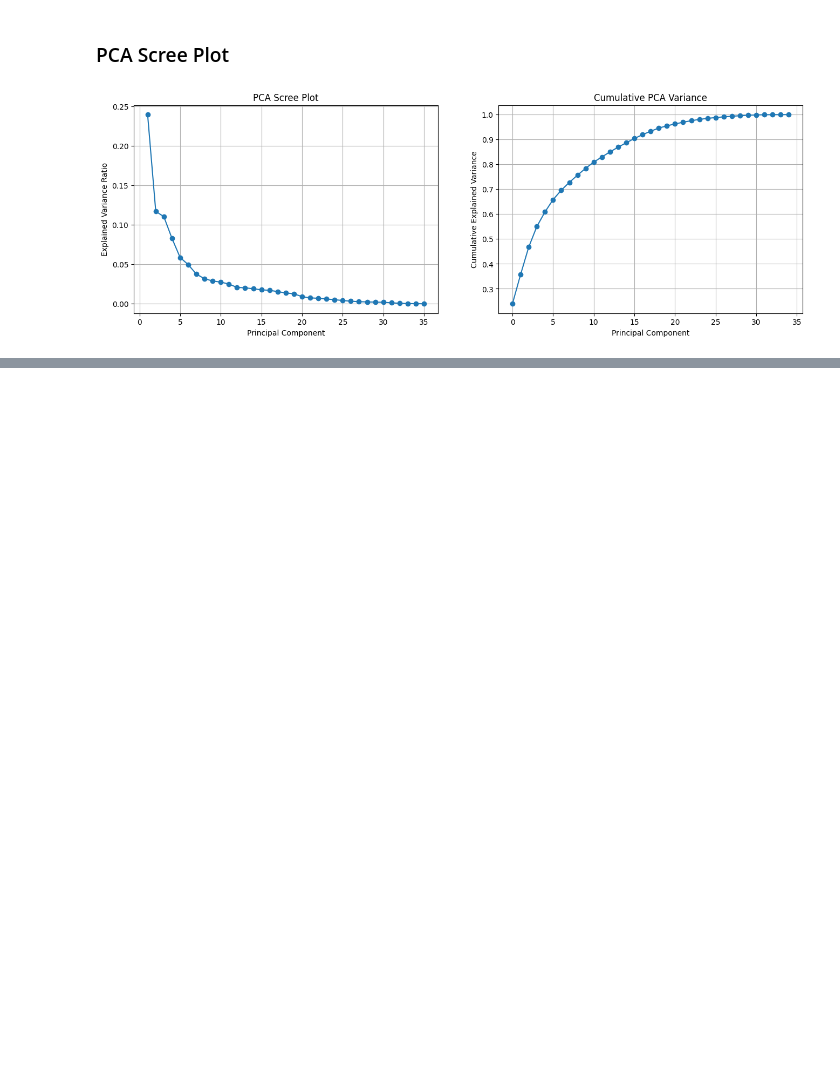
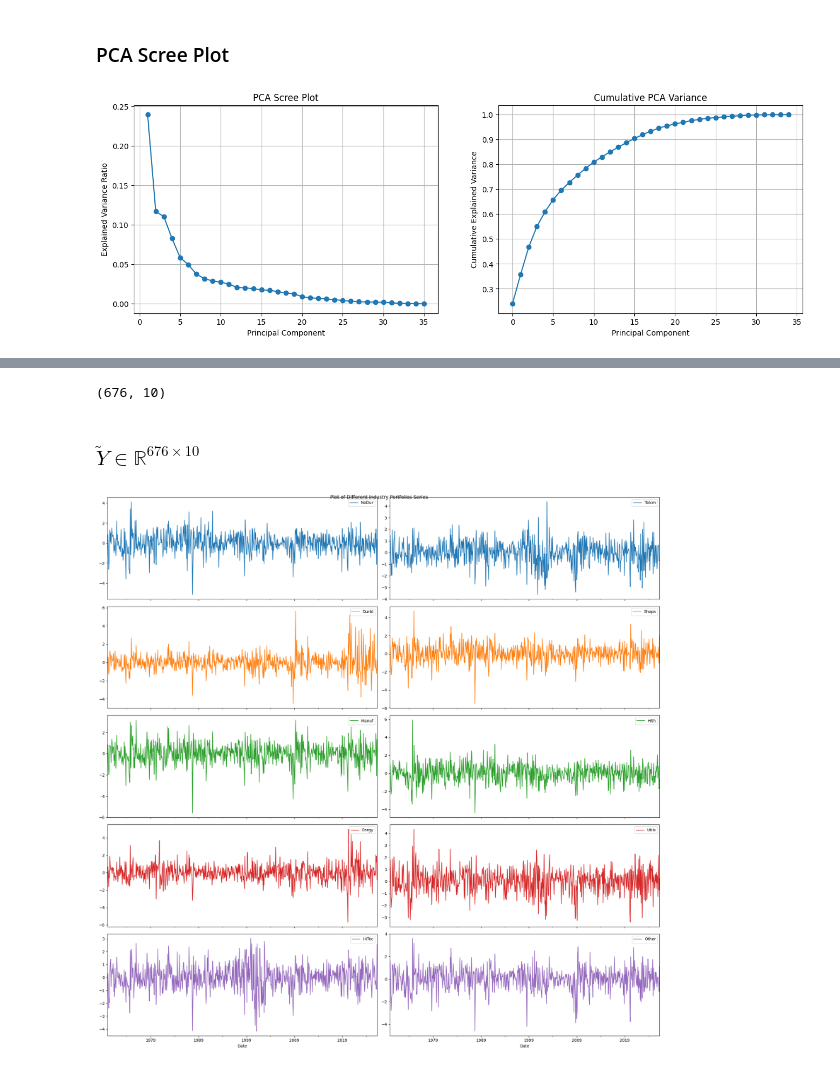
Before and after one commit to adamfowliee/JDKF_Starter, a Jupyter notebook: dissertation_brief/brief_phase1.ipynb, the cells around one changed output, grey strips where cells are left out. Saved outputs shown, nothing was run; the diff lists cells and outputs as text; code cells hidden in the pictures; blank space fills up the shorter version.

Commit message:
Price data + Phase 2 start

```diff
--- a/gather_data/data_cleaning.ipynb
+++ b/dissertation_brief/brief_phase1.ipynb
@@ -388,0 +382,6 @@ plt.show()
+# %%
+price_data = pd.read_csv("./datasets/10_Industry_Portfolios.csv")
+price_data.set_index("Date", inplace=True)
+price_data.index = pd.to_datetime(price_data.index.astype(str), format="%Y%m")
+price_data = price_data.loc["1970-01-01":"2026-04-01"]
+price_data.info()
@@ -388,0 +445,37 @@ plt.show()
+# %%
+price_standardised = (price_data - price_data.mean()) / price_data.std()
+
+dates = price_standardised.index
+index_names = price_standardised.columns
+
+Y = price_standardised.to_numpy()
+Y.shape
+# %% [output]
+(676, 10)
+# %% [markdown]
+### $\tilde Y \in \mathbb{R}^{676 \times 10}$
+# %%
+# 17 rows of plots, 2 columns side-by-side
+num_rows = 5
+fig, axes = plt.subplots(num_rows, 2, figsize=(20, 20), sharex=True)
+
+fig.suptitle("Plot of Different Industry Portfolios Series")
+
+# Flatten the axes array into 1D arrays for each column
+col1_axes = axes[:, 0]
+col2_axes = axes[:, 1]
+
+# Plot first 17 columns in the left column
+price_standardised[index_names[:5]].plot(subplots=True, ax=col1_axes[:5])
+price_standardised[index_names[5:]].plot(subplots=True, ax=col2_axes[:len(index_names[5:])])
+
+
+# Turn off any unused empty subplots in the grid
+for ax in axes.flat:
+    if not ax.has_data():
+        ax.set_visible(False)
+
+fig.tight_layout()
+plt.show()
+# %% [output]
+[figure, added]
```
Also changed, not shown: parts of 12 cells of this notebook, 4 other files.
